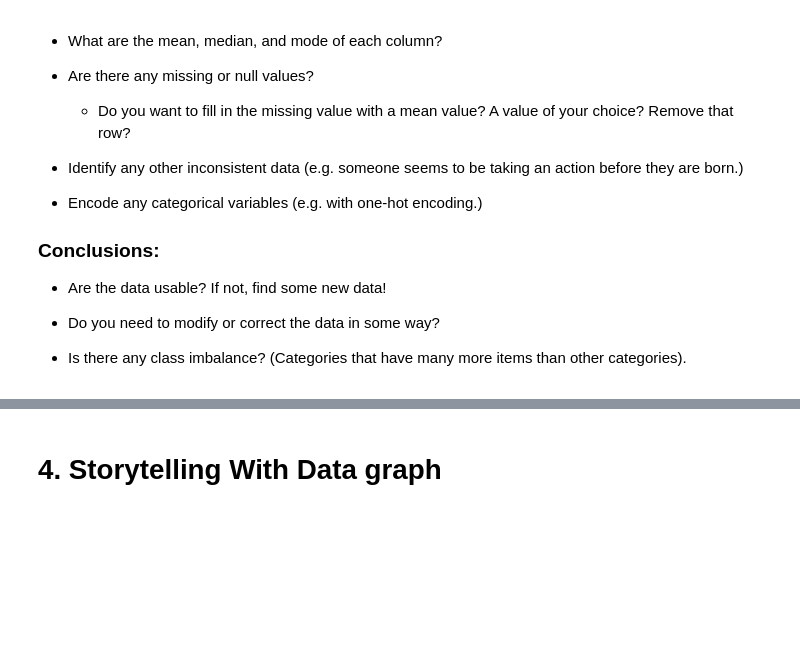
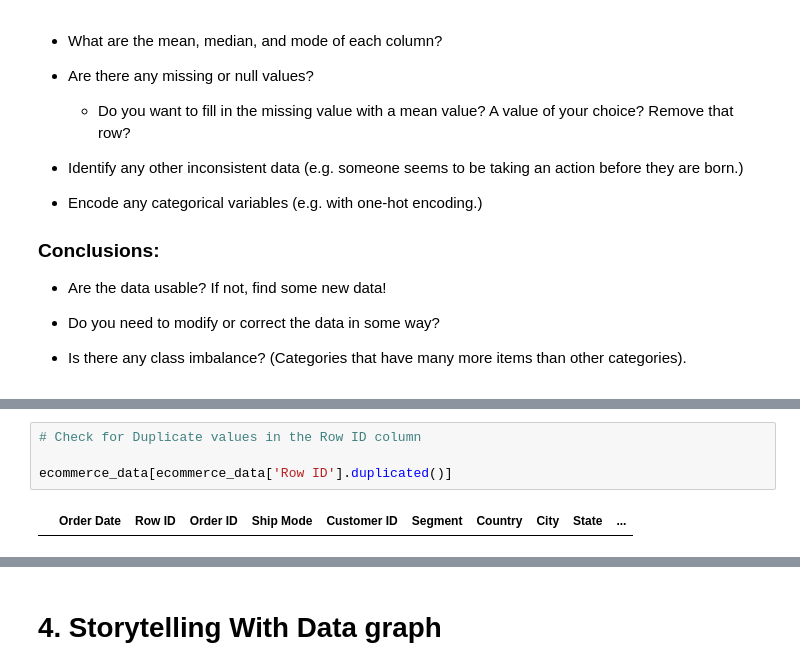
Before and after one commit to Haleymussary00/Module-B-semester-2, a Jupyter notebook: Week2.ipynb, the cells around one changed output, grey strips where cells are left out. Saved outputs shown, nothing was run; the diff lists cells and outputs as text; blank space fills up the shorter version.

```diff
--- a/Week2.ipynb
+++ b/Week2.ipynb
@@ -52,0 +185,6 @@ ecommerce_data.head()
+# %%
+# Check for Duplicate values in the Row ID column
+
+ecommerce_data[ecommerce_data['Row ID'].duplicated()]
+# %% [output]
+|  | Order Date | Row ID | Order ID | Ship Mode | Customer ID | Segment | Country | City | State | ... |
```
Also changed, not shown: parts of 18 cells of this notebook.
